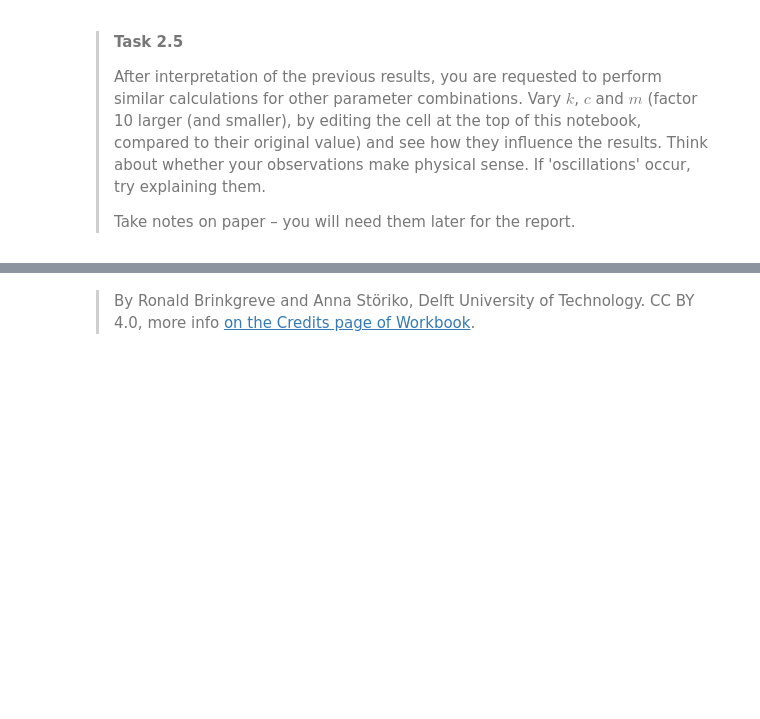
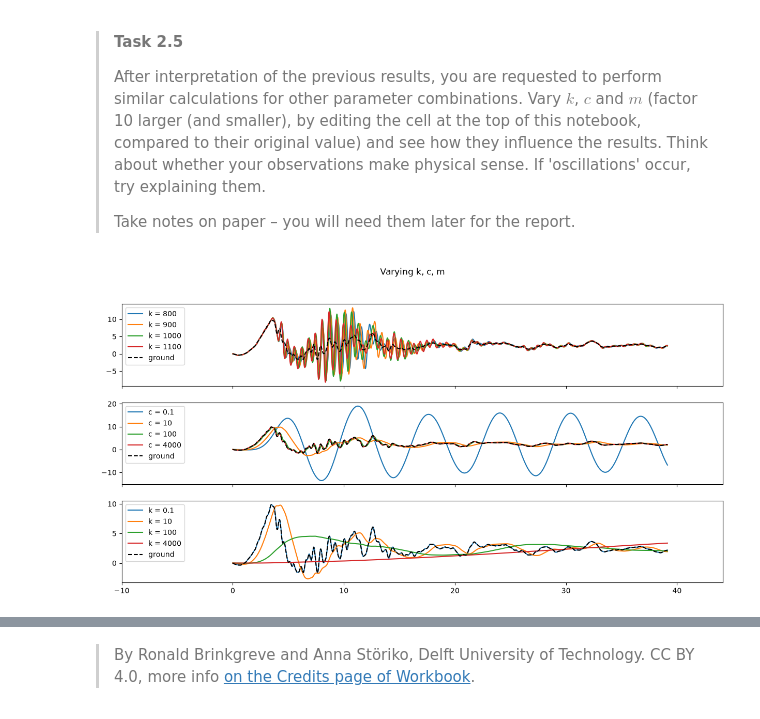
Before and after one commit to harm03/GA1.2-team1O, a Jupyter notebook: 1Ddynamics.ipynb, the cells around one changed output, grey strips where cells are left out. Drawn from its saved outputs; the diff is of its cells as text; code cells hidden in the pictures; blank space fills up the shorter version.

```diff
--- a/1Ddynamics.ipynb
+++ b/1Ddynamics.ipynb
@@ -349,3 +343,34 @@ plt.show()
 >Take notes on paper – you will need them later for the report.
 ></p>
 ></div>
+# %%
+
+fig, ax = plt.subplots(3, 1, figsize=(15, 7), sharex=True)
+fig.suptitle("Varying k, c, m")
+
+
+k, c, m = 10, 10, 10
+
+# Variation in k
+for kvar in [800, 900, 1000, 1100]:
+    ub = solution(kvar, c, m, num)
+    ax[0].plot(t, ub, label=f"k = {kvar}")
+ax[0].plot(t, ug, label="ground", c="black", ls = "--")
+ax[0].legend()
+ax[0].set_xlim([t[0]-10, t[-1]+5])
+
+# Variation in c
+for cvar in [0.1, 10, 100, 4000]:
+    ub = solution(k, cvar, m, num)
+    ax[1].plot(t, ub, label=f"c = {cvar}")
+ax[1].plot(t, ug, label="ground", c="black", ls = "--")
+ax[1].legend()
+
+# Variation in m
+for mvar in [0.1, 10, 100, 4000]:
+    ub = solution(k, c, mvar, num)
+    ax[2].plot(t, ub, label=f"k = {mvar}")
+ax[2].plot(t, ug, label="ground", c="black", ls = "--")
+ax[2].legend();
+# %% [output]
+[figure, added]
```
Also changed, not shown: parts of 5 cells of this notebook.
